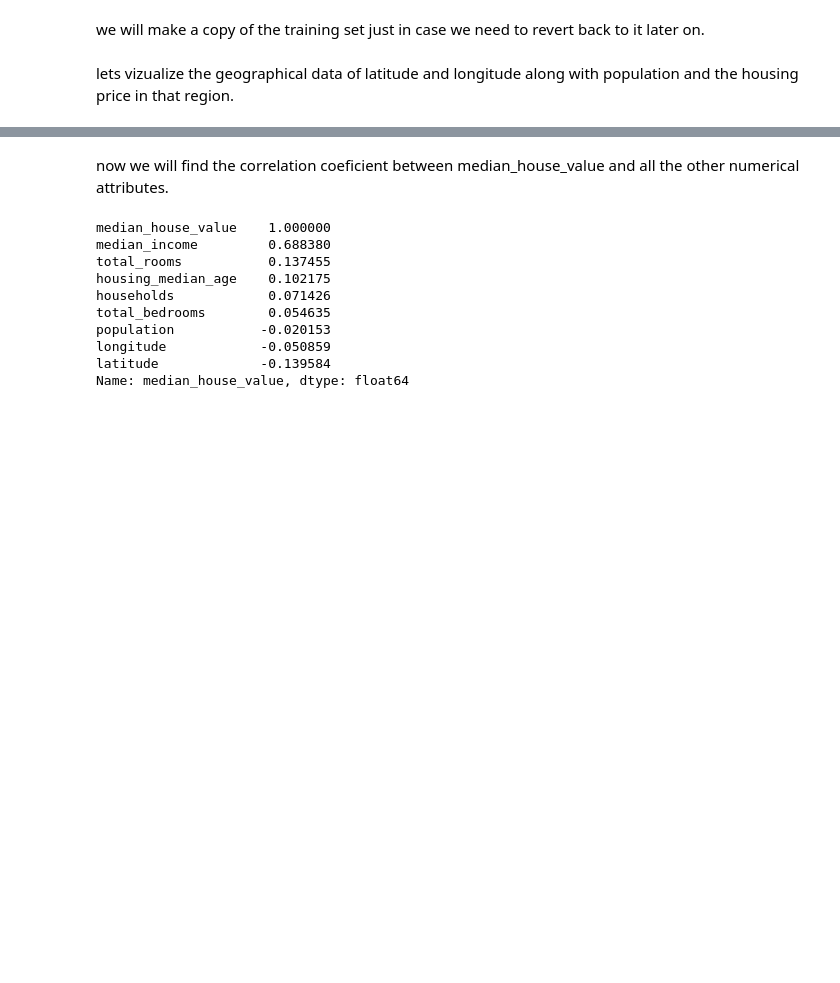
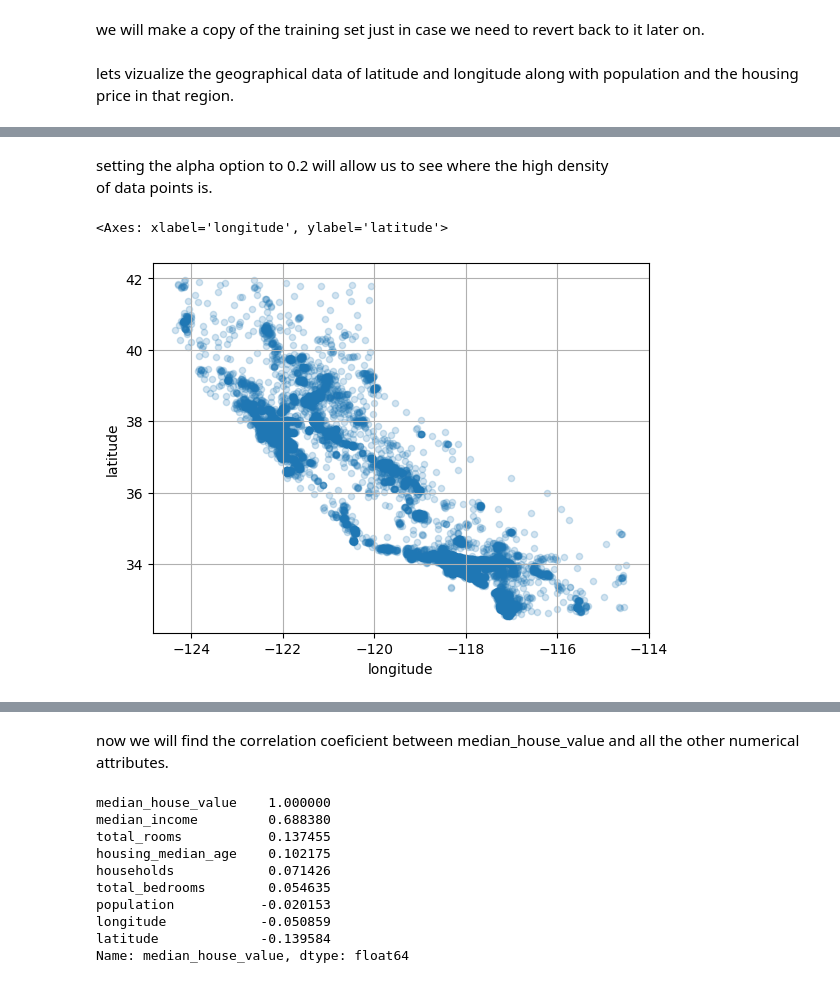
Before and after one commit to amrendra7777/ml, a Jupyter notebook: Housing.ipynb, the cells around one changed output, grey strips where cells are left out. Cells and saved outputs as stored; diff of their text form; code cells hidden in the pictures; blank space fills up the shorter version.

```diff
--- a/Housing.ipynb
+++ b/Housing.ipynb
@@ -195,0 +209,8 @@ housing.plot(kind="scatter", x="longitude", y="latitude", grid=True, s=housing["
+# %% [markdown]
+setting the alpha option to 0.2 will allow us to see where the high density
+of data points is.
+# %%
+housing.plot(kind="scatter", x="longitude", y="latitude", grid=True, alpha=0.2)
+# %% [output]
+<Axes: xlabel='longitude', ylabel='latitude'>
+[figure, added]
```
Also changed, not shown: parts of 29 cells of this notebook.
